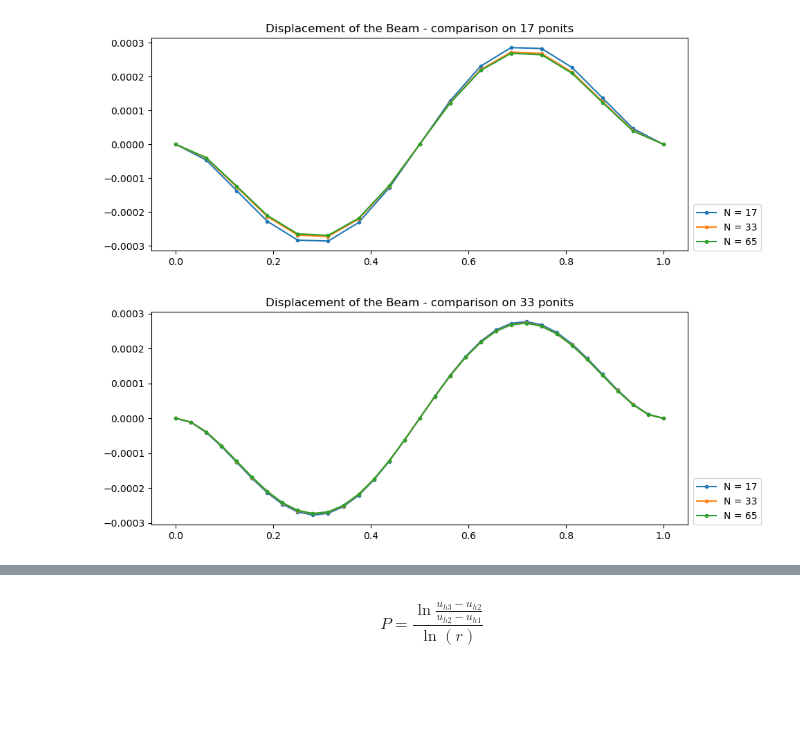
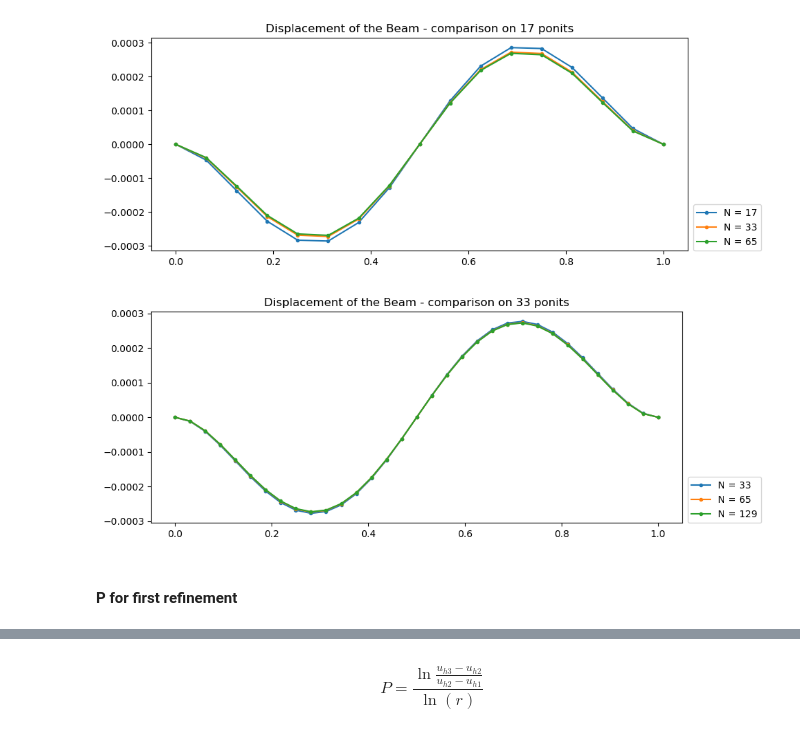
Before and after one commit to markotacer/pypinm, a Jupyter notebook: Twente/Numerical methods/Asisignment_1/main.ipynb, the cells around one changed output, grey strips where cells are left out. Saved outputs shown, nothing was run; the diff lists cells and outputs as text; code cells hidden in the pictures; blank space fills up the shorter version.

```diff
--- a/Twente/Numerical methods/Asisignment_1/main.ipynb
+++ b/Twente/Numerical methods/Asisignment_1/main.ipynb
@@ -74,0 +217,6 @@ On the right (in point $u_{N-1}$) we get
+# %%
+options = [17, 33, 65, 129]
+
+for idx, N in enumerate(options[:4]):
+    print(f'idx = {idx}')
+    print(2**(5-idx))
@@ -78,18 +235,21 @@ options = [17, 33, 65, 129]
 
 fig, axs = plt.subplots(2, 2, figsize=(10, 8))
 
-# For P
-# P1 = np.zeros_like(options[0])
-# P2 = np.zeros_like(options[1])
+H = [0.0] * len(options)
+for i in np.arange(len(H)):
+    H[i] = 1 / (options[i] - 1)
 
-R1 = options[1] / options[0]
-R2 = options[2] / options[1]
+R1 = H[1] / H[0]
+R2 = H[2] / H[1]
 
-# create an array 3x17 named u_p1
+## To compare the solutions
 u_p1 = np.zeros((3, options[0]))
 u_p2 = np.zeros((3, options[1]))
-#calculation
-for idx, N in enumerate(options):
+
+## For L2 norm
+L2 = []
+
+for idx, N in enumerate(options[:4]):
     j = np.linspace(0, 1, N)
     load = np.sin(2 * np.pi * j)
 
@@ -99,20 +259,25 @@ for idx, N in enumerate(options):
 
     A[0, 0] = 1             # Boundary condition 1
     A[-1, -1] = 1           # Boundary condition 2
+
+    ## MIddle part of A
     for i in range(2, N - 2):
         A[i, i-2:i+3] = [1, -4, 6, -4, 1]
 
+    ## angle boundary condition
     for i in [2]:
         A[1, i - 2:i + 3] = [-4, 7, -4, 1, 0]   # second point from the left
         A[-2, -5:] = [0, 1, -4, 7, -4]          # second point from the right
 
+    ## Applied force in selected points
     f = np.zeros_like(j)
     for i in range(len(f)):
         f[i] = load[i] * h ** 4
 
+    ## Solve the system of algebraic equations
     u = np.linalg.solve(A, -f)
 
-    # Plot on the respective subplot
+    # Plot
     row = idx // 2
     col = idx % 2
     axs[row, col].plot(j, u, 'o-', color=f'C{idx}', ms=3)
@@ -128,7 +293,11 @@ for idx, N in enumerate(options):
         u_p2[1, :] = u[::2]
     elif idx ==3:               # Store the solution for N = 129
         u_p2[2, :] = u[::4]
-# Adjust layout and show the plots
+
+
+    ##L2
+    L2.append(np.sqrt(1/(N-1) * np.sum((u - u_ex[::2**(5-idx)]) ** 2) )) #3 This five determines the lowest option
+
 fig.tight_layout()
 plt.show()
 # %% [output]
@@ -144,8 +326,10 @@ ax.legend(loc=(1.01, 0));
 # %%
 fig, ax = plt.subplots(figsize=(10, 4))
 for i in range(3):
-    ax.plot(np.linspace(0, 1, options[1]), u_p2[i, :], 'o-', ms=3, label=f'N = {options[i]}')
+    ax.plot(np.linspace(0, 1, options[1]), u_p2[i, :], 'o-', ms=3, label=f'N = {options[i+1]}')
 ax.title.set_text('Displacement of the Beam - comparison on 33 ponits')
 ax.legend(loc=(1.01, 0));
 # %% [output]
-[figure, old version]
+[figure, new version]
+# %% [markdown]
+#### P for first refinement
```
Also changed, not shown: parts of 36 cells of this notebook, 6 other files.
